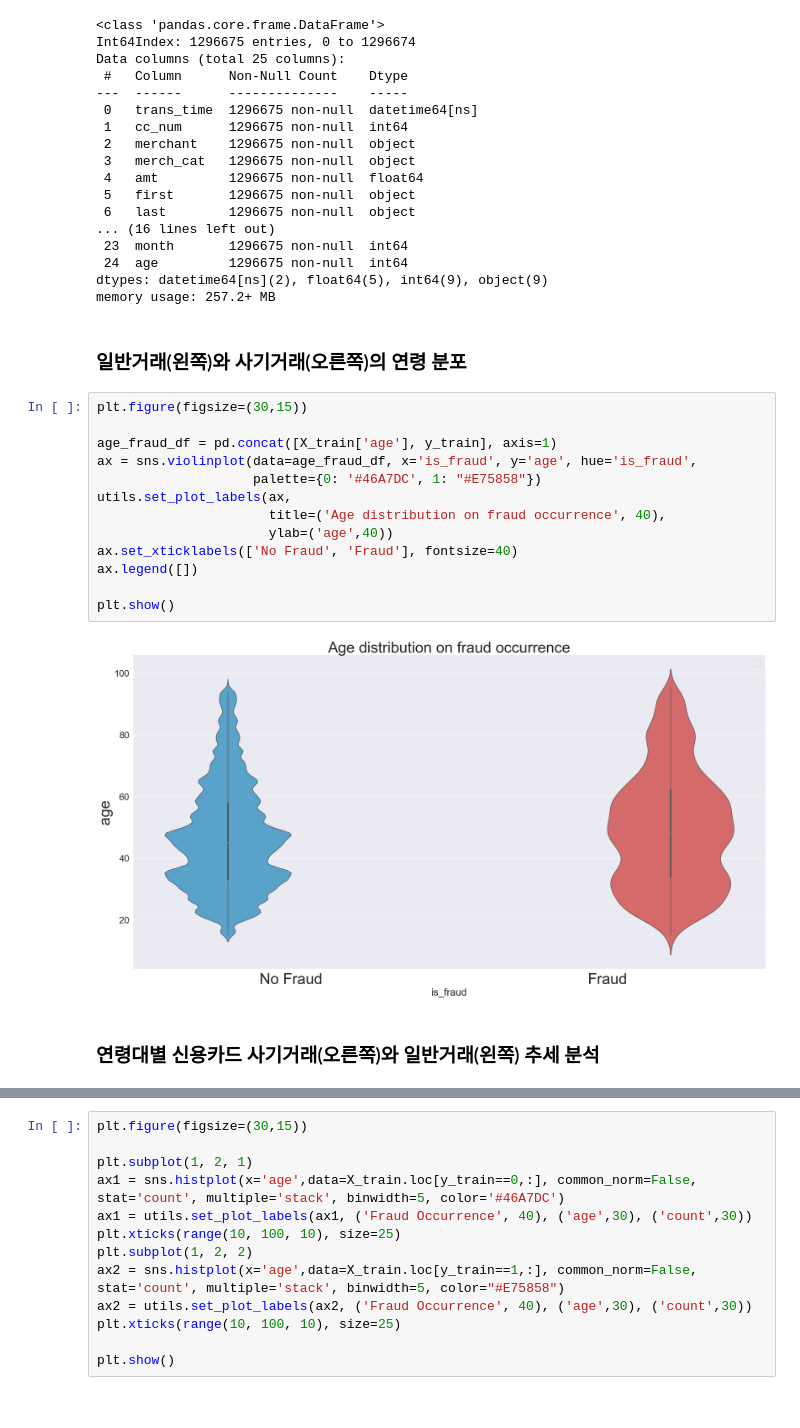
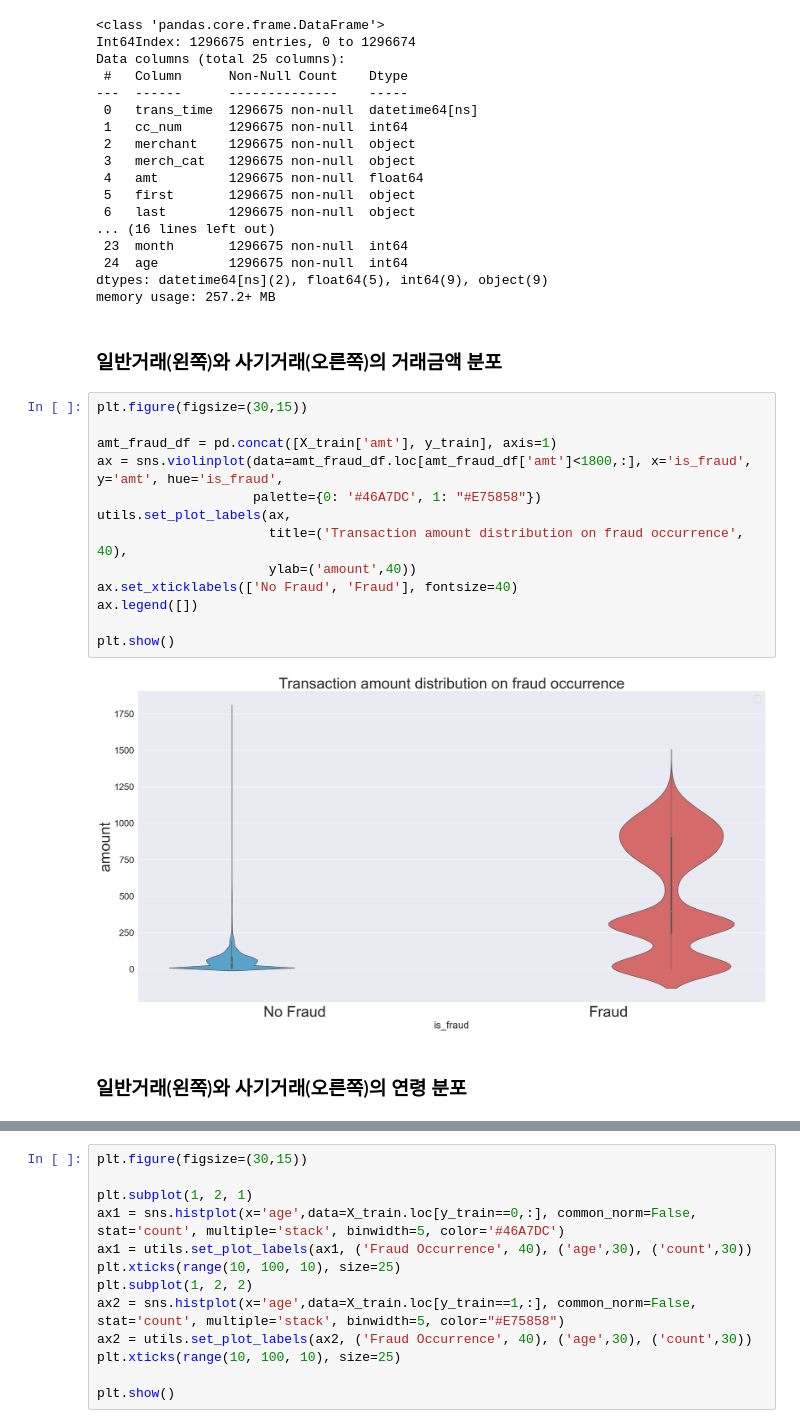
Before and after one commit to InjaeJayLee/mzcard, a Jupyter notebook: notebook.ipynb, the cells around one changed output, grey strips where cells are left out. Saved outputs shown, nothing was run; the diff lists cells and outputs as text.

```diff
--- a/notebook.ipynb
+++ b/notebook.ipynb
@@ -95,24 +95,24 @@ Data columns (total 25 columns):
  24  age         1296675 non-null  int64
 dtypes: datetime64[ns](2), float64(5), int64(9), object(9)
 memory usage: 257.2+ MB
+# %% [markdown]
+###
+### 일반거래(왼쪽)와 사기거래(오른쪽)의 거래금액 분포
+# %%
+plt.figure(figsize=(30,15))
+
+amt_fraud_df = pd.concat([X_train['amt'], y_train], axis=1)
+ax = sns.violinplot(data=amt_fraud_df.loc[amt_fraud_df['amt']<1800,:], x='is_fraud', y='amt', hue='is_fraud',
+                    palette={0: '#46A7DC', 1: "#E75858"})
+utils.set_plot_labels(ax,
+                      title=('Transaction amount distribution on fraud occurrence', 40),
+                      ylab=('amount',40))
+ax.set_xticklabels(['No Fraud', 'Fraud'], fontsize=40)
+ax.legend([])
+
+plt.show()
+# %% [output]
+[figure, added]
 # %% [markdown]
 ###
 ### 일반거래(왼쪽)와 사기거래(오른쪽)의 연령 분포
-# %%
-plt.figure(figsize=(30,15))
-
-age_fraud_df = pd.concat([X_train['age'], y_train], axis=1)
-ax = sns.violinplot(data=age_fraud_df, x='is_fraud', y='age', hue='is_fraud',
-                    palette={0: '#46A7DC', 1: "#E75858"})
-utils.set_plot_labels(ax,
-                      title=('Age distribution on fraud occurrence', 40),
-                      ylab=('age',40))
-ax.set_xticklabels(['No Fraud', 'Fraud'], fontsize=40)
-ax.legend([])
-
-plt.show()
-# %% [output]
-[figure, removed]
-# %% [markdown]
-###
-### 연령대별 신용카드 사기거래(오른쪽)와 일반거래(왼쪽) 추세 분석
```
Also changed, not shown: parts of 6 cells of this notebook, 1 other file.
